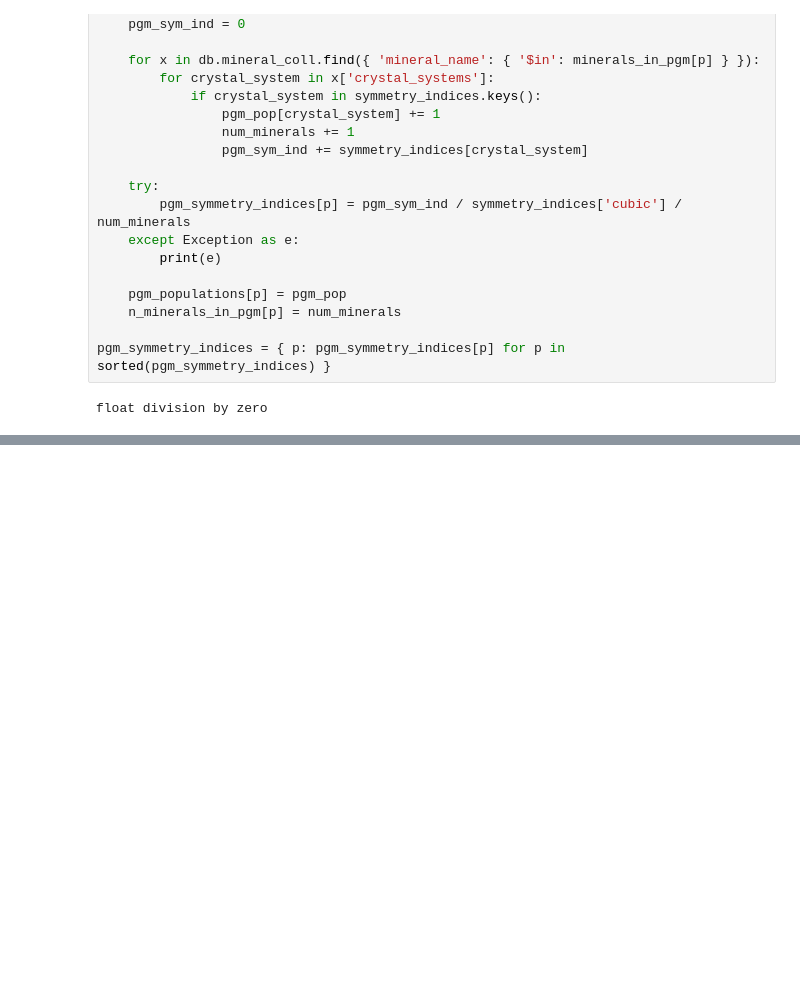
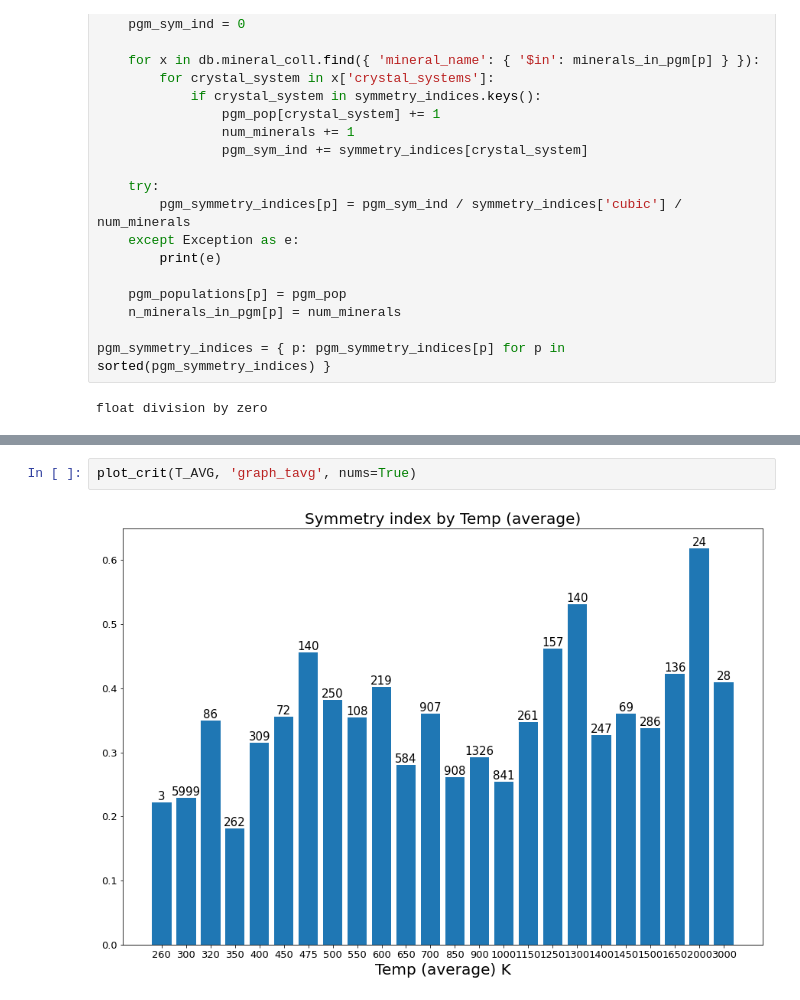
Before and after one commit to NoaVidovic/pgm-symmetry-analysis, a Jupyter notebook: data_analysis.ipynb, the cells around one changed output, grey strips where cells are left out. Saved outputs shown, nothing was run; the diff lists cells and outputs as text; blank space fills up the shorter version.

```diff
--- a/data_analysis.ipynb
+++ b/data_analysis.ipynb
@@ -150,0 +251,4 @@ plot(p_avg_ordering, 'graph_pgm_pavg', nums=True)
+# %%
+plot_crit(T_AVG, 'graph_tavg', nums=True)
+# %% [output]
+[figure, added]
```
Also changed, not shown: parts of 24 cells of this notebook.
